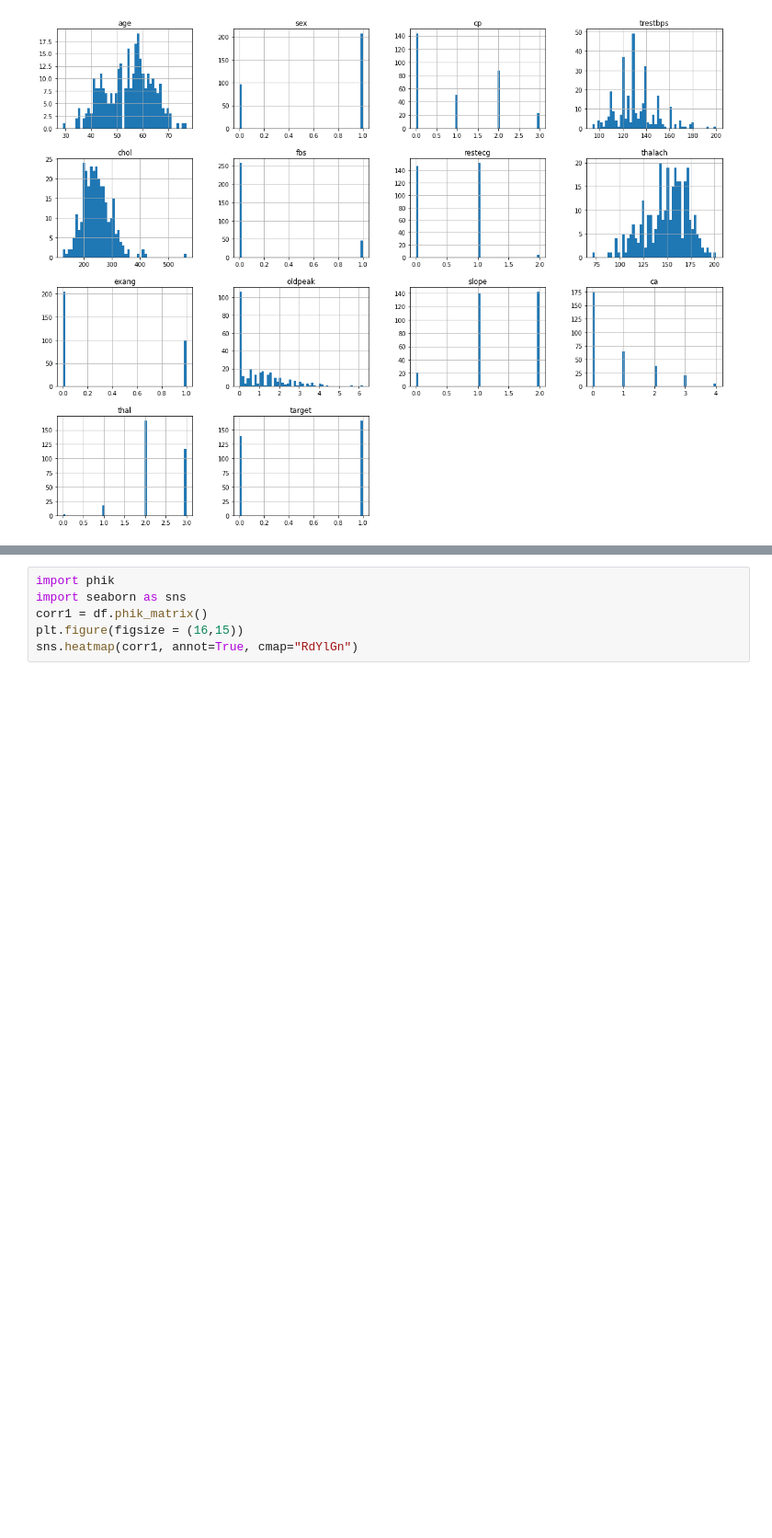
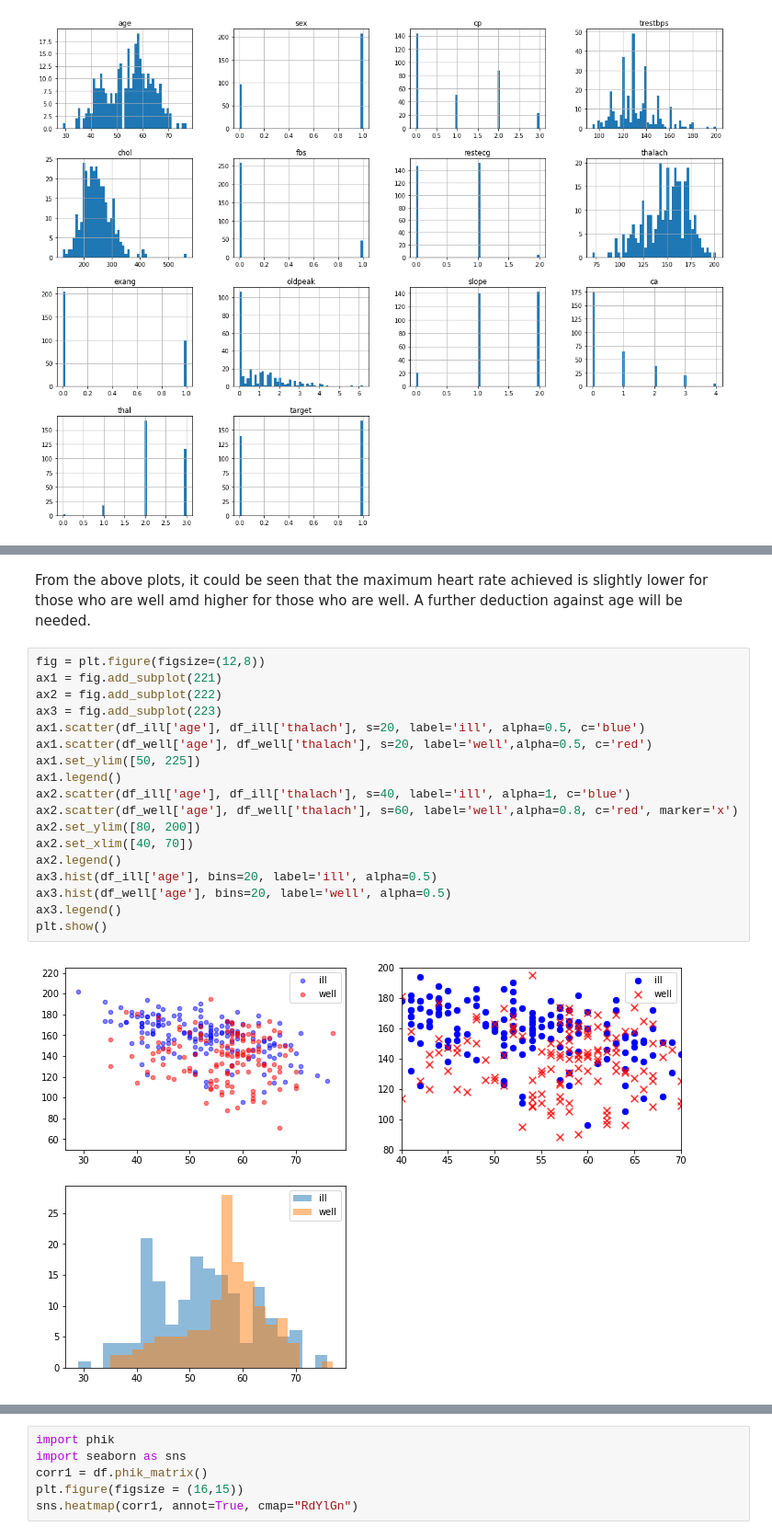
Before and after one commit to jonleesy/F21DLHeartDiseaseClassification, a Jupyter notebook: Model/HeartDisease.ipynb, the cells around one changed output, grey strips where cells are left out. Shown at 92% size. Cells and saved outputs as stored; diff of their text form; blank space fills up the shorter version.

```diff
--- a/Model/HeartDisease.ipynb
+++ b/Model/HeartDisease.ipynb
@@ -139,0 +170,22 @@ NameError: name 'plt' is not defined
+# %% [markdown]
+From the above plots, it could be seen that the maximum heart rate achieved is slightly lower for those who are well amd higher for those who are well. A further deduction against age will be needed.
+# %%
+fig = plt.figure(figsize=(12,8))
+ax1 = fig.add_subplot(221)
+ax2 = fig.add_subplot(222)
+ax3 = fig.add_subplot(223)
+ax1.scatter(df_ill['age'], df_ill['thalach'], s=20, label='ill', alpha=0.5, c='blue')
+ax1.scatter(df_well['age'], df_well['thalach'], s=20, label='well',alpha=0.5, c='red')
+ax1.set_ylim([50, 225])
+ax1.legend()
+ax2.scatter(df_ill['age'], df_ill['thalach'], s=40, label='ill', alpha=1, c='blue')
+ax2.scatter(df_well['age'], df_well['thalach'], s=60, label='well',alpha=0.8, c='red', marker='x')
+ax2.set_ylim([80, 200])
+ax2.set_xlim([40, 70])
+ax2.legend()
+ax3.hist(df_ill['age'], bins=20, label='ill', alpha=0.5)
+ax3.hist(df_well['age'], bins=20, label='well', alpha=0.5)
+ax3.legend()
+plt.show()
+# %% [output]
+[figure, added]
```
Also changed, not shown: parts of 16 cells of this notebook.
